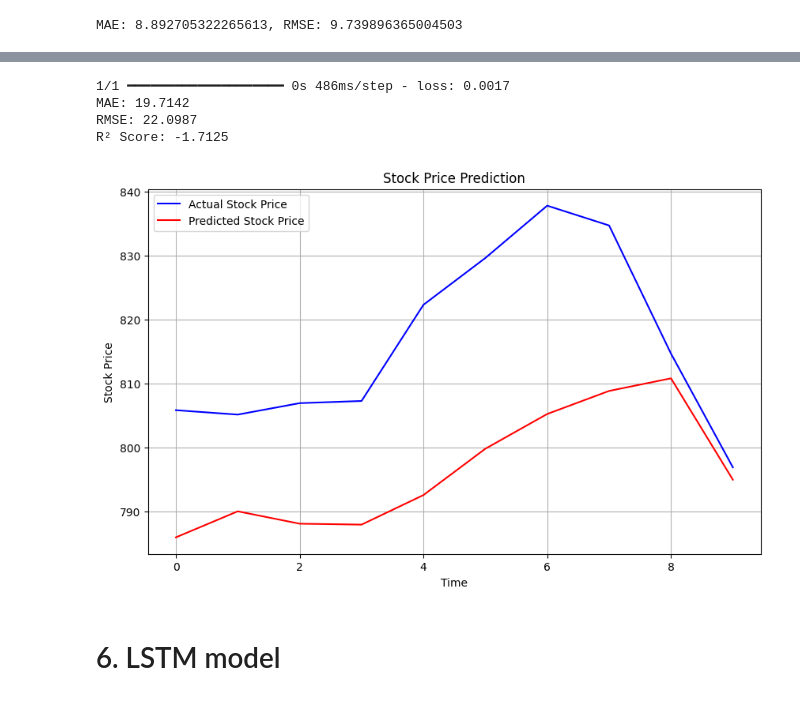
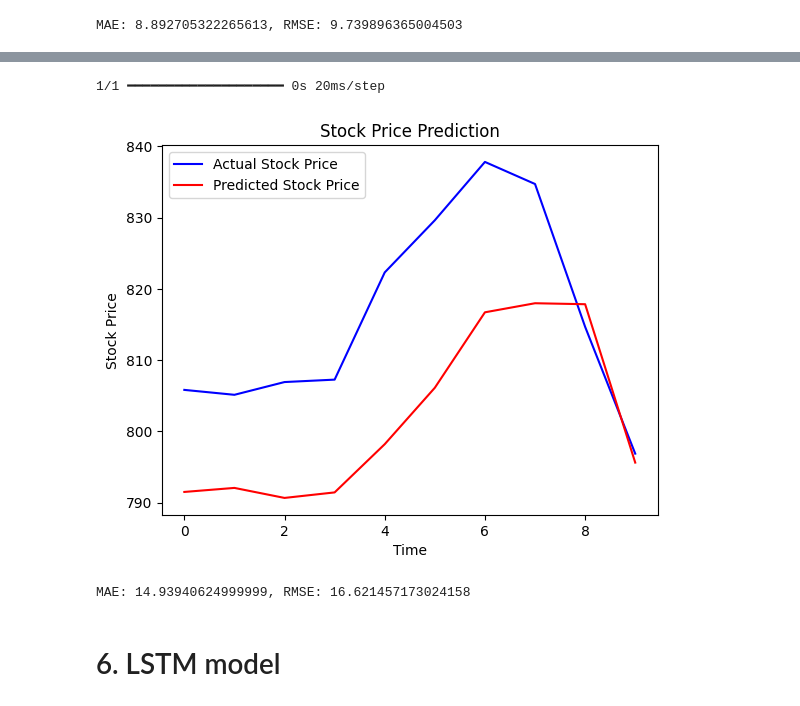
Before and after one commit to samridhi20-hub/Deep-Learning_a1901641, a Jupyter notebook: Samridhi_Gupta_DL_A3.ipynb, the cells around one changed output, grey strips where cells are left out. Drawn from its saved outputs; the diff is of its cells as text; code cells hidden in the pictures.

```diff
--- a/Samridhi_Gupta_DL_A3.ipynb
+++ b/Samridhi_Gupta_DL_A3.ipynb
@@ -410,0 +397,8 @@ Test Score of Best Model: -1.7125126312605157
+# %%
+# Train the model for a fixed number of epochs
+history = model.fit(
+    X_train_seq, y_train_seq,
+    epochs=50,  # Fixed number of epochs
+    batch_size=32,  # You can adjust this as needed
+    validation_data=(X_val_seq, y_val_seq)  # Validation data to monitor performance
+)
@@ -411,46 +437,27 @@ Test Score of Best Model: -1.7125126312605157
 # %%
-# Retrieve the best model from RandomizedSearchCV
-best_model = random_search_result.best_estimator_
-
-# Evaluate the model on the test data
-test_loss = best_model.model_.evaluate(X_test_seq, y_test_seq)
-
-# Make predictions
-predicted_stock_price = best_model.predict(X_test_seq)
-
-# Reverse scaling to get the stock prices back to the original scale
+# Make predictions using the trained model
+predicted_stock_price = model.predict(X_test_seq)
 predicted_stock_price_og = scaler_target.inverse_transform(predicted_stock_price)
-y_test_original = scaler_target.inverse_transform(y_test_seq.reshape(-1, 1))
-
-# Calculate MAE, RMSE, and R²
-from sklearn.metrics import mean_absolute_error, mean_squared_error, r2_score
-import numpy as np
-
-mae = mean_absolute_error(y_test_original, predicted_stock_price_og)
-rmse = np.sqrt(mean_squared_error(y_test_original, predicted_stock_price_og))
-r2 = r2_score(y_test_original, predicted_stock_price_og)
-
-print(f'MAE: {mae:.4f}')
-print(f'RMSE: {rmse:.4f}')
-print(f'R² Score: {r2:.4f}')
+# tranforming back to compare at original scale
+y_test_original = scaler_target.inverse_transform(y_test_seq)
 
 # Plot the predicted vs actual stock prices
-
-plt.figure(figsize=(10, 6))
 plt.plot(y_test_original, color='blue', label='Actual Stock Price')
 plt.plot(predicted_stock_price_og, color='red', label='Predicted Stock Price')
 plt.title('Stock Price Prediction')
 plt.xlabel('Time')
 plt.ylabel('Stock Price')
 plt.legend()
-plt.grid(True)
 plt.show()
 # %% [output]
-1/1 ━━━━━━━━━━━━━━━━━━━━ 0s 486ms/step - loss: 0.0017
-MAE: 19.7142
-RMSE: 22.0987
-R² Score: -1.7125
+1/1 ━━━━━━━━━━━━━━━━━━━━ 0s 20ms/step
-[figure, old version]
+[figure, new version]
+# %%
+mae = mean_absolute_error(y_test_original, predicted_stock_price_og)
+rmse = np.sqrt(mean_squared_error(y_test_original, predicted_stock_price_og))
+print(f"MAE: {mae}, RMSE: {rmse}")
+# %% [output]
+MAE: 14.93940624999999, RMSE: 16.621457173024158
 # %% [markdown]
 # 6. LSTM model
 # %%
```
Also changed, not shown: parts of 32 cells of this notebook.
